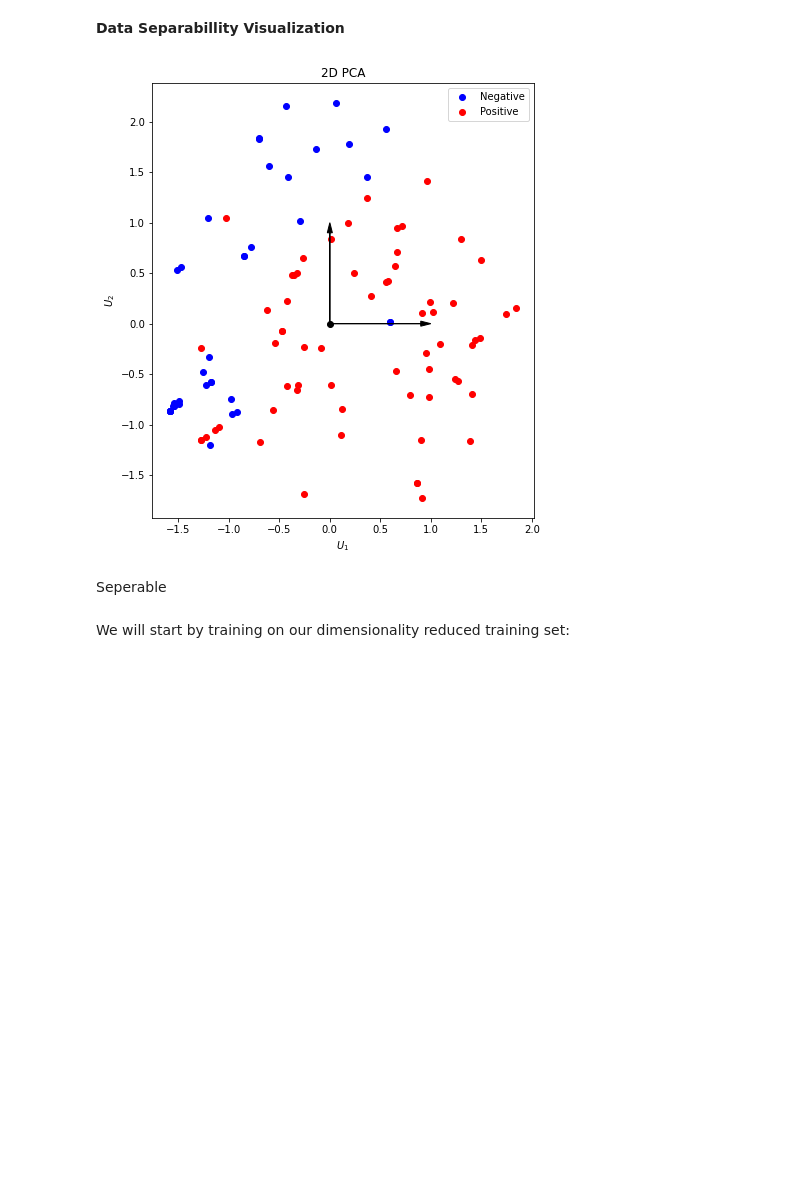
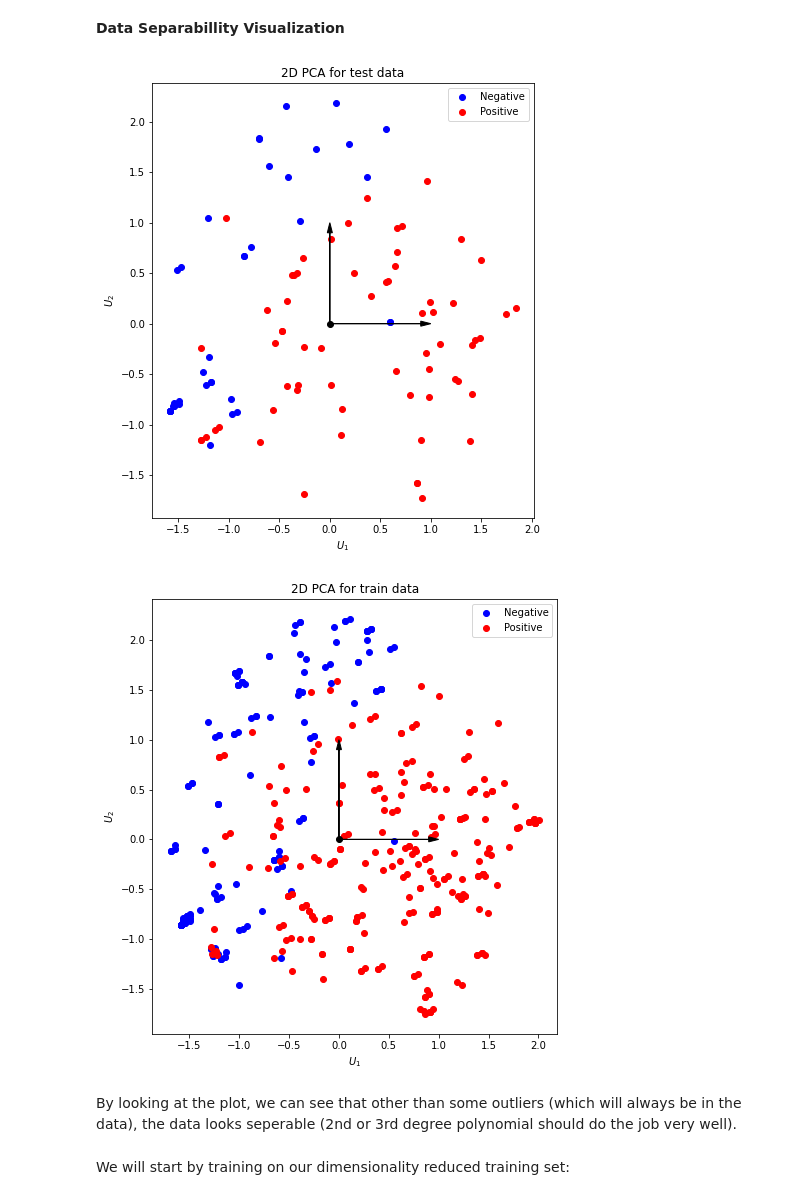
Before and after one commit to mlh-master/hw2_mlh-daniel-omer, a Jupyter notebook: HW2_MLH.ipynb, the cells around one changed output. Saved outputs shown, nothing was run; the diff lists cells and outputs as text; code cells hidden in the pictures; blank space fills up the shorter version.

```diff
--- a/HW2_MLH.ipynb
+++ b/HW2_MLH.ipynb
@@ -93,5 +92,5 @@ def metrics (best_estimator,x_test,y_test,y_pred_test, y_pred_proba_test):
 # %%
-def plt_2d_pca(X_pca,y):
+def plt_2d_pca(X_pca,y,title):
     fig = plt.figure(figsize=(8, 8))
     ax = fig.add_subplot(111, aspect='equal')
     ax.scatter(X_pca[y==0, 0], X_pca[y==0, 1], color='b')
@@ -102,7 +101,7 @@ def plt_2d_pca(X_pca,y):
     ax.arrow(0, 0, 1, 0, head_width=0.05, length_includes_head=True, head_length=0.1, fc='k', ec='k')
     ax.set_xlabel('$U_1$')
     ax.set_ylabel('$U_2$')
-    ax.set_title('2D PCA')
+    ax.set_title(title)
 # %% [markdown]
 **Load Data**
 # %%
@@ -407,12 +444,14 @@ Yes! We can notice in the plots we disaplyed in Q3 that for both our most import
 # %%
 pca = PCA(n_components=2, whiten=True)
 X_train_pca = pca.fit_transform(X_train)
 x_test_pca = pca.transform(x_test)
-plt_2d_pca(x_test_pca,y_test)
+plt_2d_pca(x_test_pca,y_test, '2D PCA for test data')
+plt_2d_pca(X_train_pca,Y_train, '2D PCA for train data')
 # %% [output]
-[figure, old version]
+[figure, new version]
+[figure, added]
-# %% [markdown]
-Seperable
+# %% [markdown]
+By looking at the plot, we can see that other than some outliers (which will always be in the data), the data looks seperable (2nd or 3rd degree polynomial should do the job very well).
 # %% [markdown]
 We will start by training on our dimensionality reduced training set:
 # %% [markdown]
```
Also changed, not shown: parts of 28 cells of this notebook, 1 other file.
